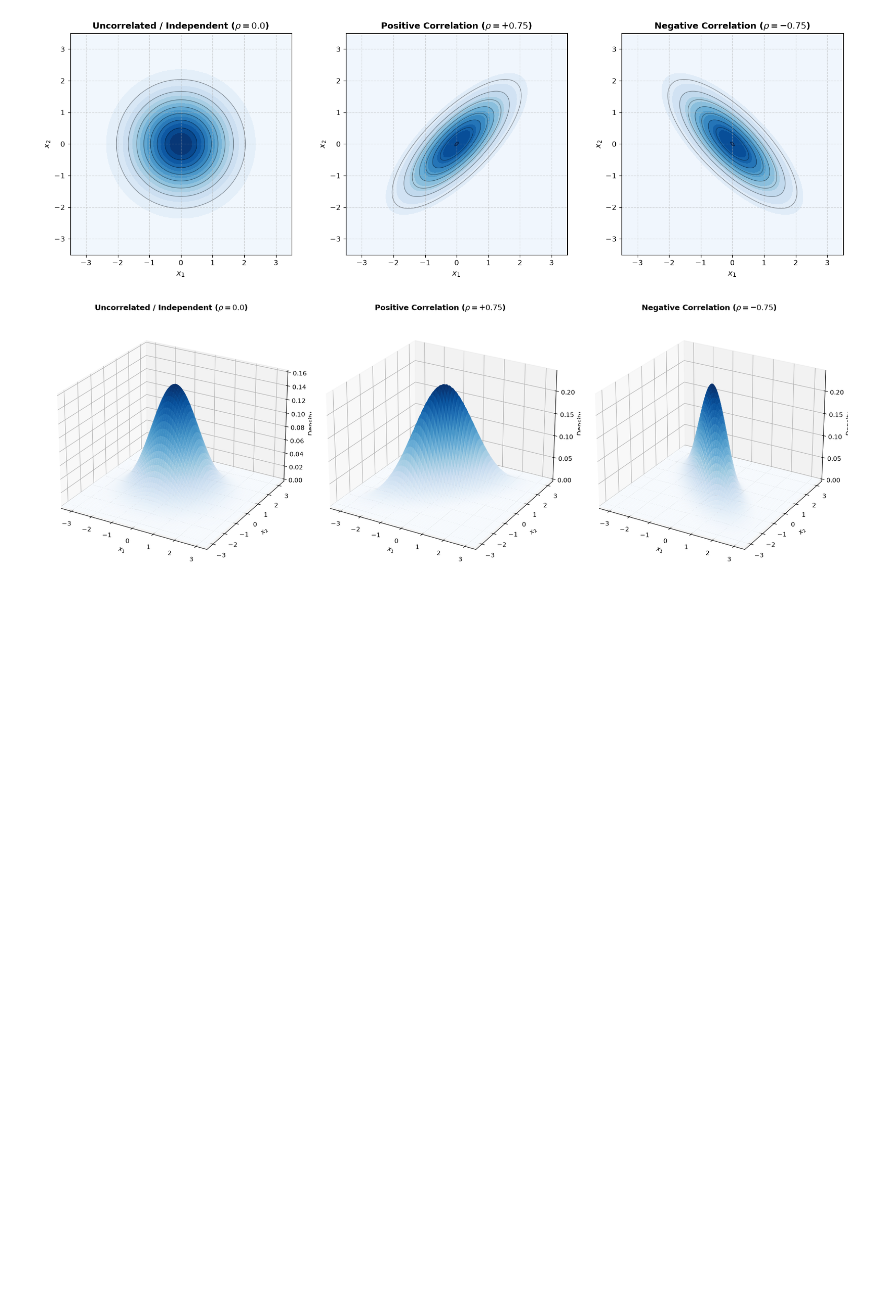
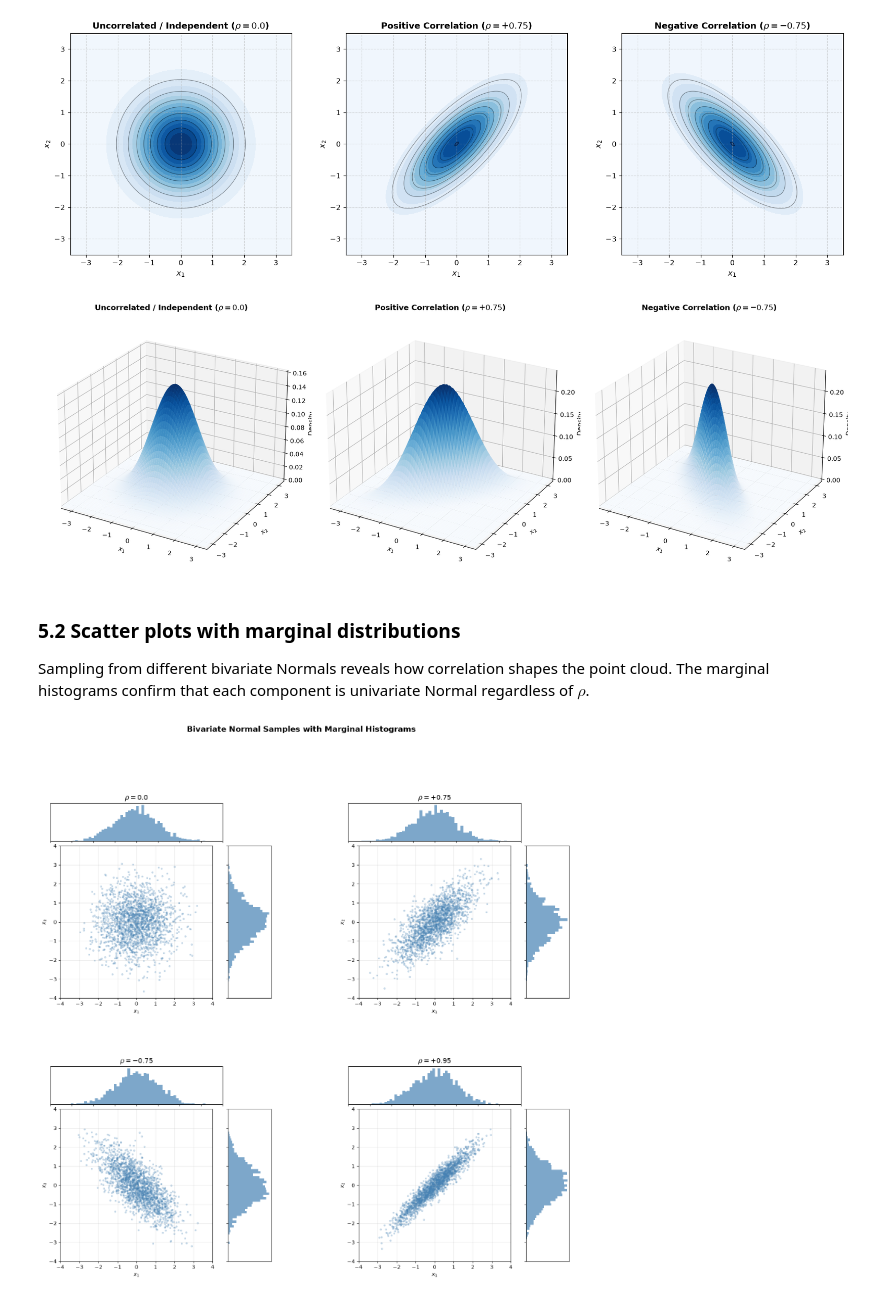
Before and after one commit to rohanishervin/kb, a Jupyter notebook: nodes/multivariate-normal-distribution.ipynb, the cells around one changed output. Saved outputs shown, nothing was run; the diff lists cells and outputs as text; code cells hidden in the pictures; blank space fills up the shorter version.

```diff
--- a/nodes/multivariate-normal-distribution.ipynb
+++ b/nodes/multivariate-normal-distribution.ipynb
@@ -261,3 +208,60 @@ plt.show()
 # %% [output]
 [figure]
 [figure]
+# %% [markdown]
+
+### 5.2 Scatter plots with marginal distributions
+
+Sampling from different bivariate Normals reveals how correlation shapes the point cloud. The marginal histograms confirm that each component is univariate Normal regardless of $\rho$.
+# %%
+import numpy as np
+import matplotlib.pyplot as plt
+from matplotlib.gridspec import GridSpec
+
+rng = np.random.default_rng(42)
+n_samples = 2000
+
+rhos = [0.0, 0.75, -0.75, 0.95]
+titles = [
+    r'$\rho = 0.0$',
+    r'$\rho = +0.75$',
+    r'$\rho = -0.75$',
+    r'$\rho = +0.95$',
+]
+
+fig = plt.figure(figsize=(18, 16))
+outer = GridSpec(2, 2, wspace=0.35, hspace=0.35, figure=fig)
+
+for idx, (rho, title) in enumerate(zip(rhos, titles)):
+    inner = outer[idx].subgridspec(2, 2, width_ratios=[4, 1], height_ratios=[1, 4],
+                                   wspace=0.05, hspace=0.05)
+    ax_main = fig.add_subplot(inner[1, 0])
+    ax_top  = fig.add_subplot(inner[0, 0], sharex=ax_main)
+    ax_right = fig.add_subplot(inner[1, 1], sharey=ax_main)
+
+    cov = [[1.0, rho], [rho, 1.0]]
+    samples = rng.multivariate_normal([0, 0], cov, size=n_samples)
+
+    ax_main.scatter(samples[:, 0], samples[:, 1], alpha=0.25, s=8, c='steelblue')
+    ax_main.set_xlim(-4, 4)
+    ax_main.set_ylim(-4, 4)
+    ax_main.set_xlabel('$x_1$')
+    ax_main.set_ylabel('$x_2$')
+    ax_main.set_aspect('equal')
+    ax_main.grid(True, alpha=0.3)
+
+    ax_top.hist(samples[:, 0], bins=50, density=True, color='steelblue', alpha=0.7)
+    ax_top.set_title(title, fontsize=13, fontweight='bold')
+    ax_top.tick_params(labelbottom=False)
+    ax_top.set_yticks([])
+
+    ax_right.hist(samples[:, 1], bins=50, density=True, orientation='horizontal',
+                  color='steelblue', alpha=0.7)
+    ax_right.tick_params(labelleft=False)
+    ax_right.set_xticks([])
+
+plt.suptitle('Bivariate Normal Samples with Marginal Histograms',
+             fontsize=15, fontweight='bold', y=1.01)
+plt.show()
+# %% [output]
+[figure, added]
```
Also changed, not shown: parts of 10 cells of this notebook, 4 other files.
